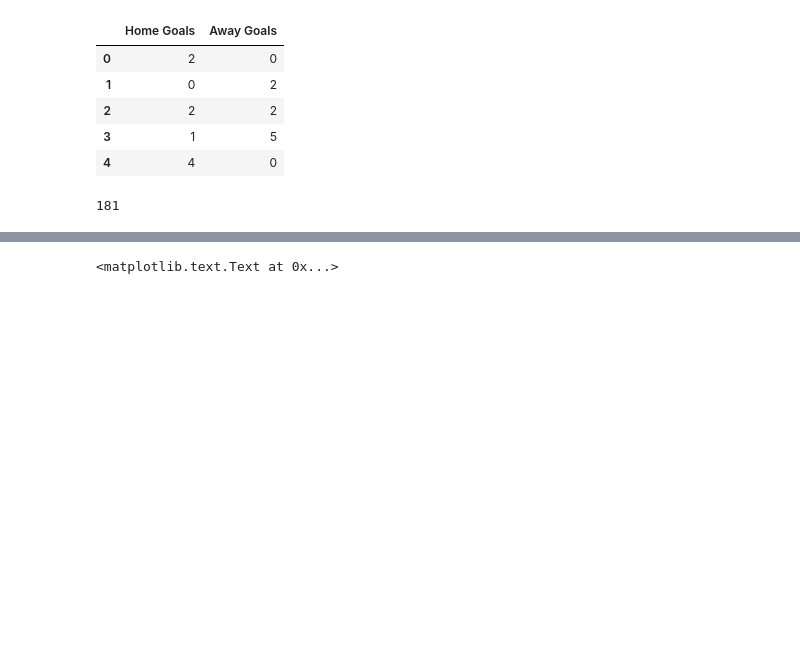
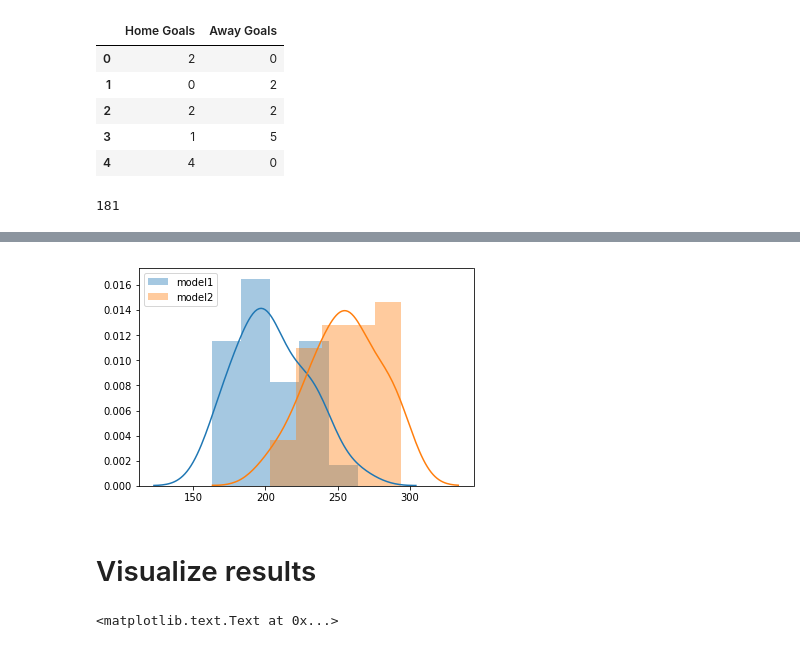
Before and after one commit to samuelsinayoko/worldcup, a Jupyter notebook: worldcup.ipynb, the cells around one changed output, grey strips where cells are left out. Drawn from its saved outputs; the diff is of its cells as text; code cells hidden in the pictures; blank space fills up the shorter version.

```diff
--- a/worldcup.ipynb
+++ b/worldcup.ipynb
@@ -355,3 +395,11 @@ prediction_score(predicted_results)
+# %%
+sns.distplot(s1, label='model1')
+sns.distplot(s2, label='model2')
+plt.legend(loc=0);
+# %% [output]
+[figure, added]
+# %% [markdown]
+# Visualize results
 # %%
 res = prediction_score(predicted_results, False)
 score = pd.concat((actual_results, predicted_results, res),
```
Also changed, not shown: parts of 12 cells of this notebook.
